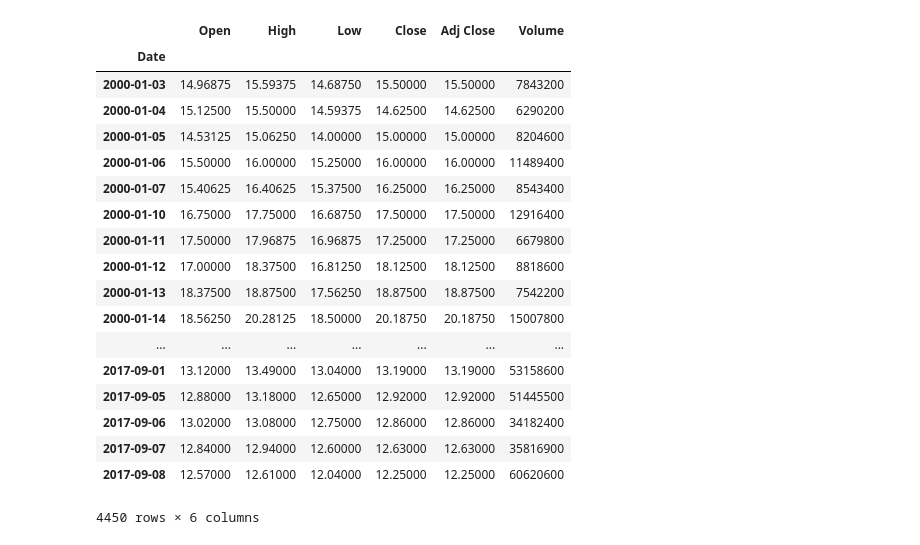
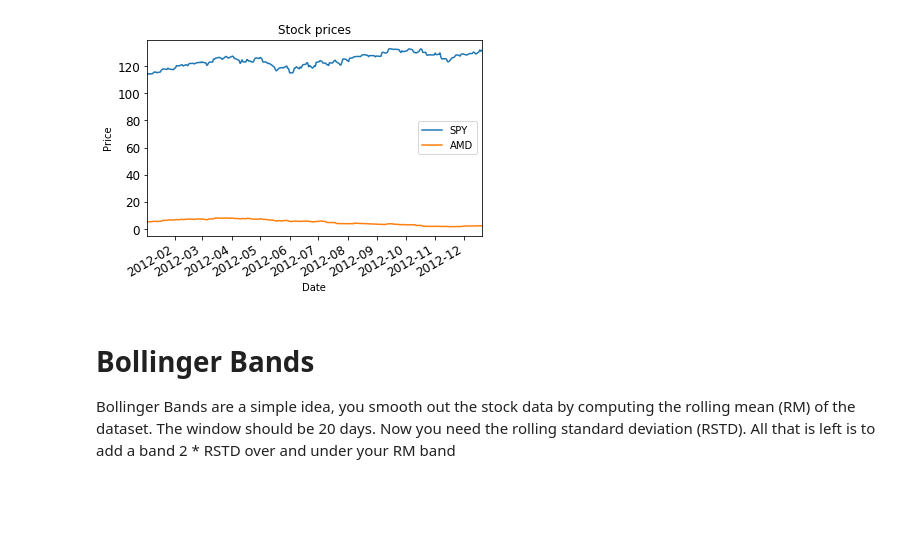
Before and after one commit to Kevinqian0501/MachineLearningForTrading, a Jupyter notebook: machine_learning_for_trade.ipynb, the cells around one changed output. Cells and saved outputs as stored; diff of their text form; code cells hidden in the pictures; blank space fills up the shorter version.

```diff
--- a/machine_learning_for_trade.ipynb
+++ b/machine_learning_for_trade.ipynb
@@ -3,24 +3,14 @@ from stock import stocks
 # %%
 s = stocks()
-# %%
-s.get_data_to_csv('AMD')
-# %% [output]
-|  | Open | High | Low | Close | Adj Close | Volume |
-| Date |  |  |  |  |  |  |
-| 2000-01-03 | 14.96875 | 15.59375 | 14.68750 | 15.50000 | 15.50000 | 7843200 |
-| 2000-01-04 | 15.12500 | 15.50000 | 14.59375 | 14.62500 | 14.62500 | 6290200 |
-| 2000-01-05 | 14.53125 | 15.06250 | 14.00000 | 15.00000 | 15.00000 | 8204600 |
-| 2000-01-06 | 15.50000 | 16.00000 | 15.25000 | 16.00000 | 16.00000 | 11489400 |
-| 2000-01-07 | 15.40625 | 16.40625 | 15.37500 | 16.25000 | 16.25000 | 8543400 |
-| 2000-01-10 | 16.75000 | 17.75000 | 16.68750 | 17.50000 | 17.50000 | 12916400 |
-| 2000-01-11 | 17.50000 | 17.96875 | 16.96875 | 17.25000 | 17.25000 | 6679800 |
-| 2000-01-12 | 17.00000 | 18.37500 | 16.81250 | 18.12500 | 18.12500 | 8818600 |
-| 2000-01-13 | 18.37500 | 18.87500 | 17.56250 | 18.87500 | 18.87500 | 7542200 |
-| 2000-01-14 | 18.56250 | 20.28125 | 18.50000 | 20.18750 | 20.18750 | 15007800 |
-| ... | ... | ... | ... | ... | ... | ... |
-| 2017-09-01 | 13.12000 | 13.49000 | 13.04000 | 13.19000 | 13.19000 | 53158600 |
-| 2017-09-05 | 12.88000 | 13.18000 | 12.65000 | 12.92000 | 12.92000 | 51445500 |
-| 2017-09-06 | 13.02000 | 13.08000 | 12.75000 | 12.86000 | 12.86000 | 34182400 |
-| 2017-09-07 | 12.84000 | 12.94000 | 12.60000 | 12.63000 | 12.63000 | 35816900 |
-| 2017-09-08 | 12.57000 | 12.61000 | 12.04000 | 12.25000 | 12.25000 | 60620600 |
-4450 rows × 6 columns
+# %%
+dates = pd.date_range('2012-01-01', '2012-12-20')
+symbol = ['AMD'];
+df =s.get_datas(symbol, dates)
+price = df[symbol[1]]
+# %%
+s.plot_data(df)
+# %% [output]
+[figure, added]
+# %% [markdown]
+# Bollinger Bands
+Bollinger Bands are a simple idea, you smooth out the stock data by computing the rolling mean (RM) of the dataset. The window should be 20 days. Now you need the rolling standard deviation (RSTD). All that is left is to add a band 2 * RSTD over and under your RM band
```
Also changed, not shown: parts of 11 cells of this notebook, 4 other files.
